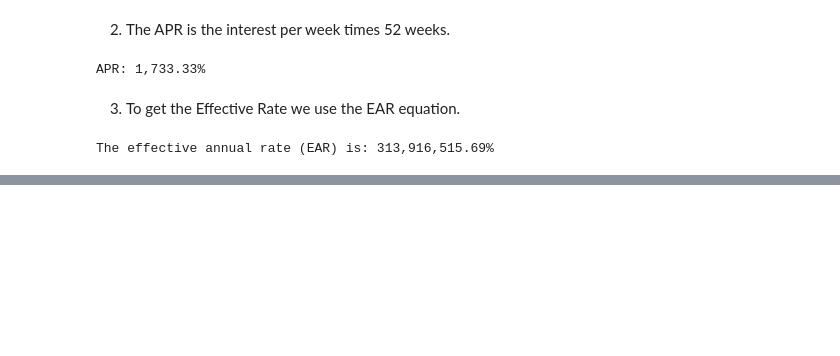
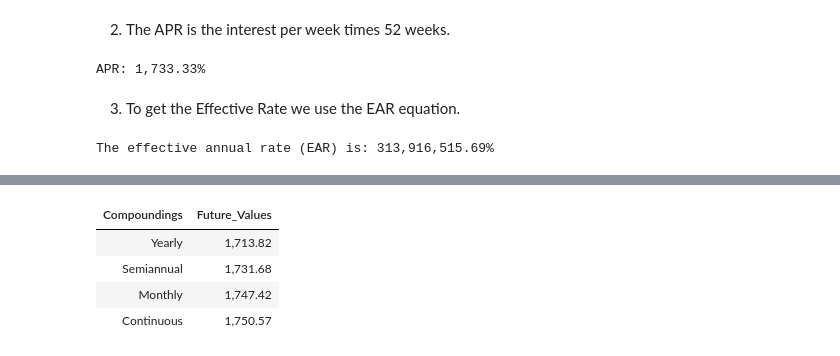
Before and after one commit to ekmartinez/Financial_Management, a Jupyter notebook: 2-Valuation_And_Capital_Budgeting/4-Discounted_Cash_Flows/Chapter_4_Exercises.ipynb, the cells around one changed output, grey strips where cells are left out. Drawn from its saved outputs; the diff is of its cells as text; code cells hidden in the pictures; blank space fills up the shorter version.

```diff
--- a/2-Valuation_And_Capital_Budgeting/4-Discounted_Cash_Flows/Chapter_4_Exercises.ipynb
+++ b/2-Valuation_And_Capital_Budgeting/4-Discounted_Cash_Flows/Chapter_4_Exercises.ipynb
@@ -615,0 +626,41 @@ The effective annual rate (EAR) is: 313,916,515.69%
+# %%
+# Get Variables
+n = 7
+r = .08
+e = 2.718
+pmt = 0
+pv = -1000
+fv = []
+
+# Create a basic data structure
+struct = {"Compoundings" : ["Yearly", "Semiannual", "Monthly", "Continuous"],
+          "Future_Values" : []
+         }
+
+# Compoundings
+# 1 = Yearly, 2 = Semiannual, 12 = Monthly, e = continuous
+compoundings = [1, 2, 12, e]
+
+# Iterate over the compounding list and compute future values.
+# Also populate Future_Values in struct.
+
+for m in compoundings:
+    if m == e:
+        fvlue = np.abs(pv) * (e**(r*n))
+        struct["Future_Values"].append(fvlue)
+    else:
+        comp_rate = r / m
+        comp_perd = n * m
+        fvlue = npf.fv(pv=pv, rate=comp_rate, nper=comp_perd, pmt=0)
+        struct["Future_Values"].append(fvlue)
+
+# Create and Display answer table
+df = pd.DataFrame(struct)
+df['Future_Values'] = df['Future_Values'].map('{:,.2f}'.format)
+display(HTML(df.to_html(index=False)))
+# %% [output]
+| Compoundings | Future_Values |
+| Yearly | 1,713.82 |
+| Semiannual | 1,731.68 |
+| Monthly | 1,747.42 |
+| Continuous | 1,750.57 |
```
Also changed, not shown: parts of 3 cells of this notebook.
